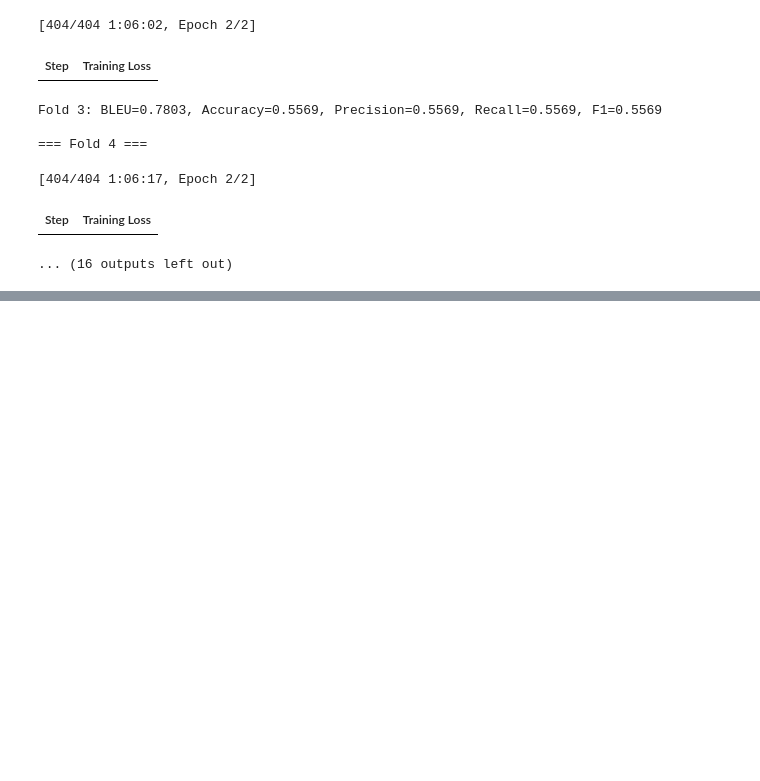
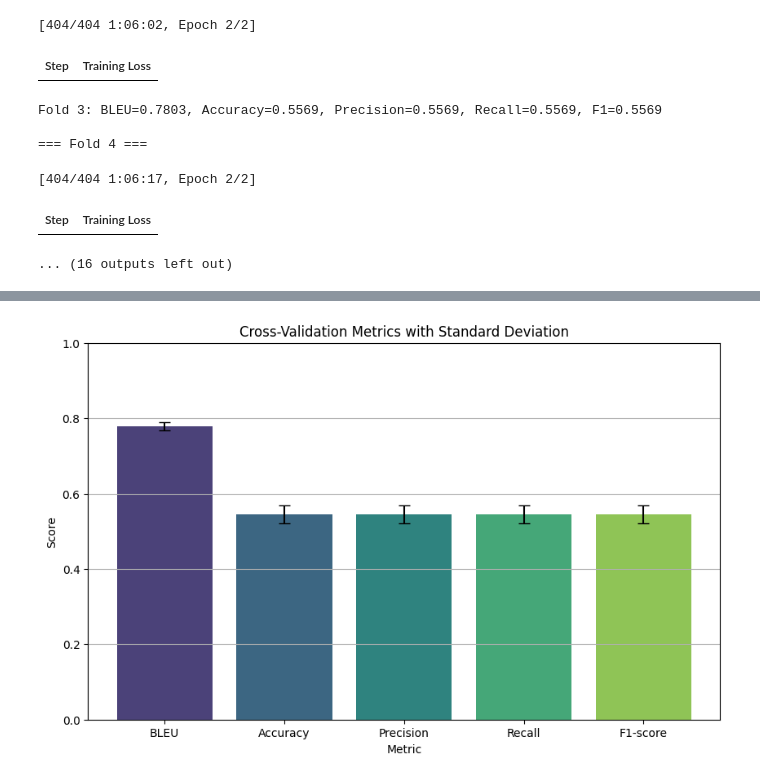
Before and after one commit to Mariam-Elbishbeashy/Grammar-Autocorrection-NLP, a Jupyter notebook: DL_Grammar_Autocorrection_df1.ipynb, the cells around one changed output, grey strips where cells are left out. Drawn from its saved outputs; the diff is of its cells as text; code cells hidden in the pictures; blank space fills up the shorter version.

Commit message:
BART Visualization

```diff
--- a/DL_Grammar_Autocorrection_df1.ipynb
+++ b/DL_Grammar_Autocorrection_df1.ipynb
@@ -851,3 +851,89 @@ Fold 3: BLEU=0.7803, Accuracy=0.5569, Precision=0.5569, Recall=0.5569, F1=0.5569
 [404/404 1:06:17, Epoch 2/2]
 | Step | Training Loss |
 ... (16 outputs left out)
+# %%
+import matplotlib.pyplot as plt
+import seaborn as sns
+import pandas as pd
+import numpy as np
+from sklearn.metrics import confusion_matrix, ConfusionMatrixDisplay
+from wordcloud import WordCloud
+
+# === 1. Cross-Validation Metrics Summary (Bar Plot with Error Bars) ===
+metrics = {
+    'BLEU': bleu_scores,
+    'Accuracy': accuracy_scores,
+    'Precision': precision_scores,
+    'Recall': recall_scores,
+    'F1-score': f1_scores
+}
+
+# Fix: Use DataFrame + matplotlib for error bars
+metric_names = list(metrics.keys())
+means = [np.mean(metrics[m]) for m in metric_names]
+stds = [np.std(metrics[m]) for m in metric_names]
+
+df_plot = pd.DataFrame({
+    'Metric': metric_names,
+    'Mean': means,
+    'Std': stds
+})
+
+plt.figure(figsize=(10, 6))
+bar = sns.barplot(data=df_plot, x='Metric', y='Mean', palette='viridis', errorbar=None, legend=False)
+plt.errorbar(x=range(len(means)), y=means, yerr=stds, fmt='none', c='black', capsize=5)
+
+plt.title("Cross-Validation Metrics with Standard Deviation")
+plt.ylabel("Score")
+plt.ylim(0, 1)
+plt.grid(axis='y')
+plt.show()
+
+
+# === 2. Per-Fold Metric Trends (Line Plot) ===
+folds = list(range(1, len(bleu_scores) + 1))
+plt.figure(figsize=(12, 6))
+for metric, values in metrics.items():
+    plt.plot(folds, values, label=metric, marker='o')
+
+plt.title("Model Performance per Fold")
+plt.xlabel("Fold")
+plt.ylabel("Score")
+plt.xticks(folds)
+plt.legend()
+plt.grid(True)
+plt.show()
+
+# === 3. BLEU vs Accuracy Scatter Plot ===
+plt.figure(figsize=(8, 6))
+plt.scatter(bleu_scores, accuracy_scores, c='teal', edgecolors='black', s=80)
+plt.title("BLEU vs Accuracy per Fold")
+plt.xlabel("BLEU Score")
+plt.ylabel("Accuracy")
+plt.grid(True)
+plt.show()
+
+# === 4. Confusion Matrix (Exact Match) ===
+y_true_bin = [1] * len(y_pred)  # all correct references are labeled 1
+cm = confusion_matrix(y_true_bin, y_pred)
+disp = ConfusionMatrixDisplay(confusion_matrix=cm, display_labels=["Mismatch", "Exact Match"])
+disp.plot(cmap=plt.cm.Blues)
+plt.title("Confusion Matrix: Prediction vs Reference")
+plt.show()
+
+# === 5. Sample Predictions Table (Optional print to CSV or Markdown) ===
+sample_df = pd.DataFrame({
+    'Ungrammatical': val_df['Ungrammatical Statement'],
+    'Reference': references,
+    'Prediction': predictions
+})
+sample_df['Match'] = sample_df['Prediction'].str.lower() == sample_df['Reference'].str.lower()
+
+# Display a sample
+print(sample_df.head(10).to_markdown(index=False))
+
+# Optional: Export all predictions
+sample_df.to_csv("sample_predictions.csv", index=False)
+
+# === 6. Word Cloud for Error
+# %% [output]
@@ -853,0 +943 @@ Fold 3: BLEU=0.7803, Accuracy=0.5569, Precision=0.5569, Recall=0.5569, F1=0.5569
+[figure, added]
```
Also changed, not shown: parts of 1 cell of this notebook.
